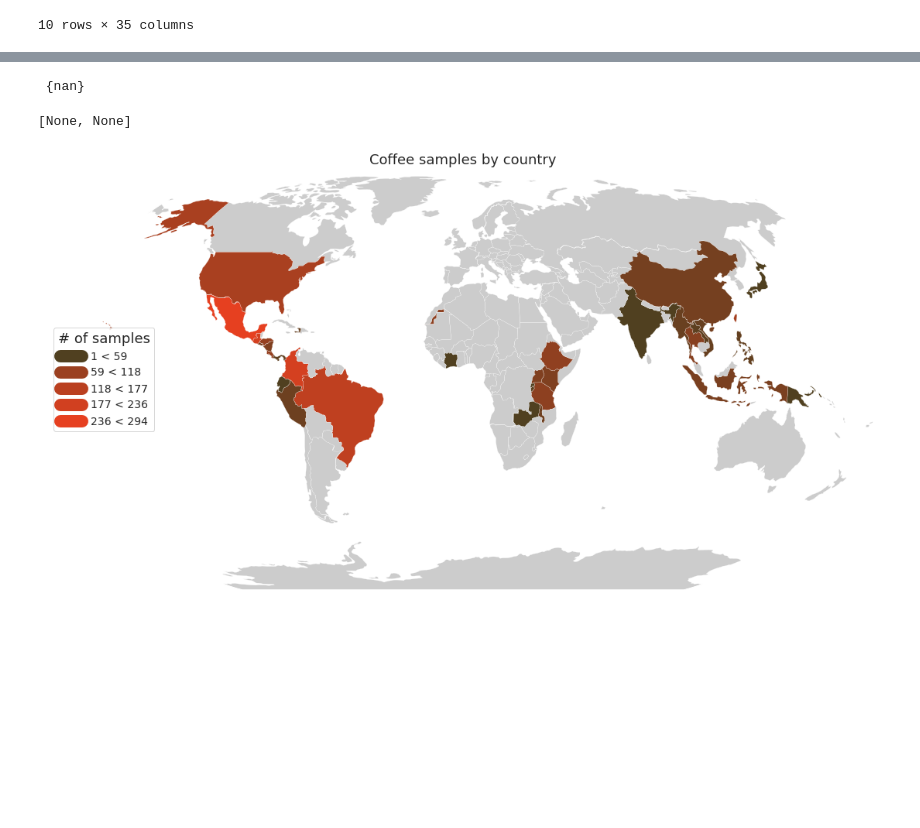
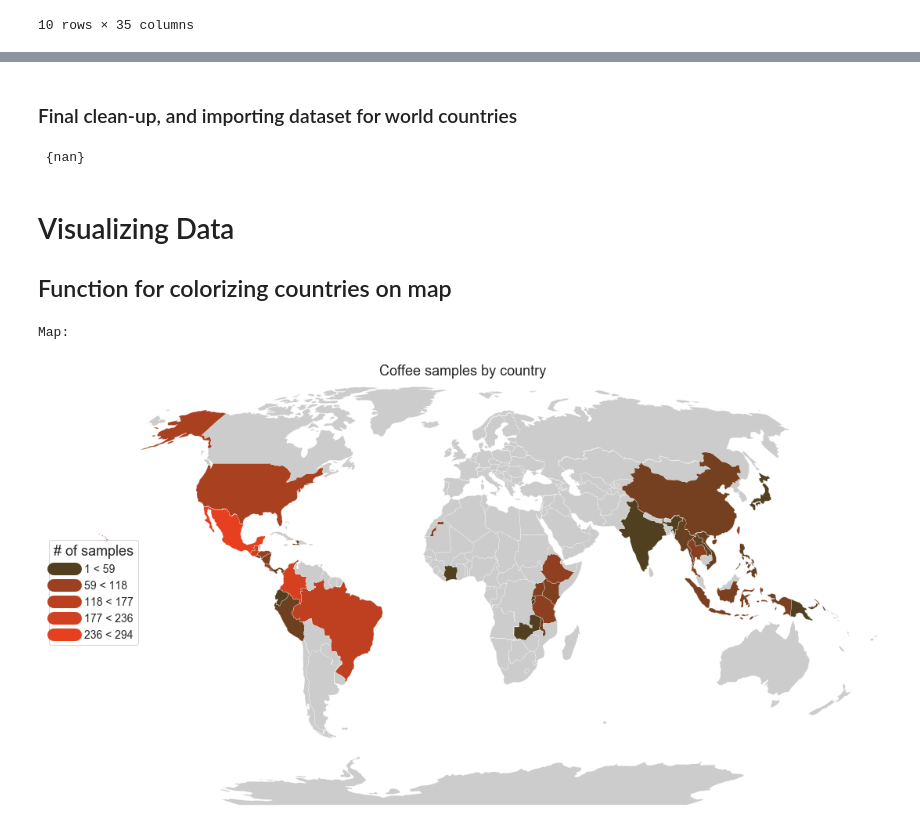
Before and after one commit to Evelyn-H/Data-Analysis-Course, a Jupyter notebook: Coffee Explorations.ipynb, the cells around one changed output, grey strips where cells are left out. Saved outputs shown, nothing was run; the diff lists cells and outputs as text; code cells hidden in the pictures; blank space fills up the shorter version.

Commit message:
Tiny bit of clean-up

```diff
--- a/Coffee Explorations.ipynb
+++ b/Coffee Explorations.ipynb
@@ -111,3 +109,31 @@ ax = df[df.species == 'Arabica'].hist(column=score_cols, bins=50, figsize=(16,10
+# %% [markdown]
+### Final clean-up, and importing dataset for world countries
+# %%
+df_countries = pd.read_csv('countries.csv', index_col='ISO_CODE')
+df_countries.head()
+
+# Replace country names so they match with ADM0_A3.
+df.country_of_origin = df.country_of_origin.replace({
+    'Tanzania, United Republic Of': 'Tanzania',
+    'Cote d?Ivoire': 'Cote d\'Ivoire',
+    'United States (Puerto Rico)': 'United States of America',
+    'United States (Hawaii)': 'United States of America',
+    'United States': 'United States of America',
+})
+
+# Confirm all countries in coffee dataset exist within full country dataset.
+coffee_countries = df.country_of_origin.values
+all_countries = df_countries['COUNTRY_NAME'].values
+
+wrong_name = set([c for c in coffee_countries if c not in all_countries])
+
+print("\n\n", wrong_name)
+# Apparently there is an entry with no country.
+# %% [output]
+ {nan}
+# %% [markdown]
+# Visualizing Data
+## Function for colorizing countries on map
 # %%
 # Setting colours to countries.
 # Using https://matthewkudija.com/blog/2018/05/25/country-maps/
@@ -160,64 +186,41 @@ def plot_countries(df, column, projection, title, edgecolor):
     # plt.savefig(title, bbox_inches='tight', pad_inches=.2, dpi=300)
     # print('Saved: {}'.format(title))
     return ax
-# %%
-df_countries = pd.read_csv('countries.csv', index_col='ISO_CODE')
-df_countries.head()
-
-# Confirm all countries in coffee dataset exist within full country dataset.
-coffee_countries = df.country_of_origin.values
-all_countries = df_countries['COUNTRY_NAME'].values
-
-wrong_name = set([c for c in coffee_countries if c not in all_countries])
-
-print("\n\n", wrong_name)
-# %% [output]
- {nan}
 # %%
 # g.axes[0].legend()
 projection = crss.Robinson()
 colors = ['#ff2222', '#550055']
 title='Coffee samples by country'
-
-df.country_of_origin = df.country_of_origin.replace({
-    'Tanzania, United Republic Of': 'Tanzania',
-    'Cote d?Ivoire': 'Cote d\'Ivoire',
-    'United States (Puerto Rico)': 'United States of America',
-    'United States (Hawaii)': 'United States of America',
-    'United States': 'United States of America',
-})
 
 df_countries = df_countries.copy()
 
 counts = df.country_of_origin.value_counts().to_dict()
 min_count = min(counts.values())
 max_count = max(counts.values())
 
 def pct_to_color(pct):
     pct = max(0, min(pct**0.5 * 150 + 80, 255))
     return f"#{'{:02X}'.format(int(pct))}4020"
 
 def color(name):
     if not name in df.country_of_origin.values:
         return "#cccccc"
 
     pct = (counts[name] - min_count) / (max_count - min_count)
     return pct_to_color(pct)
 
 df_countries['color'] = df_countries['COUNTRY_NAME'].apply(color)
 
-annotation='yay this works'
-edgecolor='white'
-
-ax = plot_countries(df_countries, 'color', projection, annotation, title, edgecolor='white')
+ax = plot_countries(df_countries, 'color', projection, title, edgecolor='white')
 
 n = 5
 to_count = lambda pct: int(pct * (max_count - min_count) + min_count)
 labels = [f'{to_count(i/(n-1))} < {to_count((i+1)/(n-1))}' for i in range(n)]
 custom_lines = [matplotlib.lines.Line2D([0], [0], color=pct_to_color(c/(n-1)), lw=16) for c in range(n)]
 
 legend = ax.legend(custom_lines, labels, loc='center left', fontsize=14, title='# of samples')
 plt.setp(legend.get_title(),fontsize='18')
+print("Map: ")
 # %% [output]
-[None, None]
+Map:
-[figure, old version]
+[figure, new version]
```
Also changed, not shown: parts of 2 cells of this notebook.
